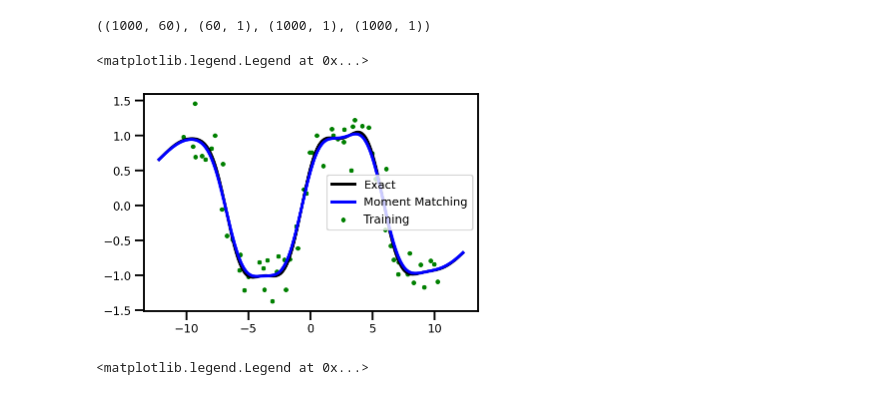
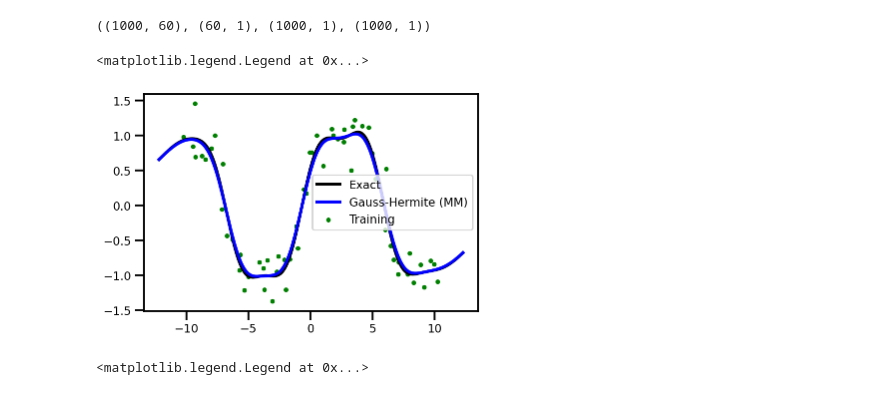
Before and after one commit to IPL-UV/jaxkern, a Jupyter notebook: notebooks/uncategorized/gps/kernel_quadratures.ipynb, the cells around one changed output. Drawn from its saved outputs; the diff is of its cells as text; code cells hidden in the pictures.

Commit message:
Added moment matching transformation.

```diff
--- a/notebooks/uncategorized/gps/kernel_quadratures.ipynb
+++ b/notebooks/uncategorized/gps/kernel_quadratures.ipynb
@@ -283,3 +251,11 @@ assert psi1.shape == ()
 0.8322295
 # %% [markdown]
 #### Vectorized
+# %%
+# initialize
+kernel_expectation_clf = KernelExpectation(kernel_f, GaussHermite, model=model, degree=100, jitted=True)
+# %%
+psi1 = kernel_expectation_clf.expectation_xkxy(Xtest, Xtest_cov, X)
+
+# check output shape
+assert psi1.shape == (Xtest.shape[0], X.shape[0])
@@ -286,10 +283,10 @@ assert psi1.shape == ()
 # %%
-mv = jax.vmap(moment_transform_kernel_y, in_axes=(None, None, 0, 0, None, None, None), out_axes=0)
-mm = jax.vmap(mv, in_axes=(None, 0, None, None, None, None, None), out_axes=1)
-psi1 = mm(kernel_f, X, Xtest, Xtest_cov, sigma_points, wm, wc)
+# mv = jax.vmap(moment_transform_kernel_y, in_axes=(None, None, 0, 0, None, None, None), out_axes=0)
+# mm = jax.vmap(mv, in_axes=(None, 0, None, None, None, None, None), out_axes=1)
+# psi1 = mm(kernel_f, X, Xtest, Xtest_cov, sigma_points, wm, wc)
 
-# check shape
-assert psi1.shape == (Xtest.shape[0], X.shape[0])
+# # check shape
+# assert psi1.shape == (Xtest.shape[0], X.shape[0])
 # %%
 mean_ef = psi1 @ model.weights
 # %%
@@ -299,13 +296,13 @@ psi1.shape, model.weights.shape, mean_ef.shape, Xtest.shape
 # %%
 plt.figure()
 plt.scatter(X, y, label='Training', color='green', s=10)
 # plt.plot(Xtest, ytest, label='Real', color='red', linewidth=3)
 plt.plot(Xtest, mu, linestyle="-", label='Exact', color='black', linewidth=3)
-plt.plot(Xtest, mean_ef, linestyle="-", label='Moment Matching', color='blue', linewidth=3)
+plt.plot(Xtest, mean_ef, linestyle="-", label='Gauss-Hermite (MM)', color='blue', linewidth=3)
 plt.legend()
 # %% [output]
 <matplotlib.legend.Legend at 0x...>
-[figure, old version]
+[figure, new version]
 # %%
 plt.figure()
 plt.scatter(X, y, label='Training', color='green', s=10)
```
Also changed, not shown: parts of 34 cells of this notebook, 2 other files.
